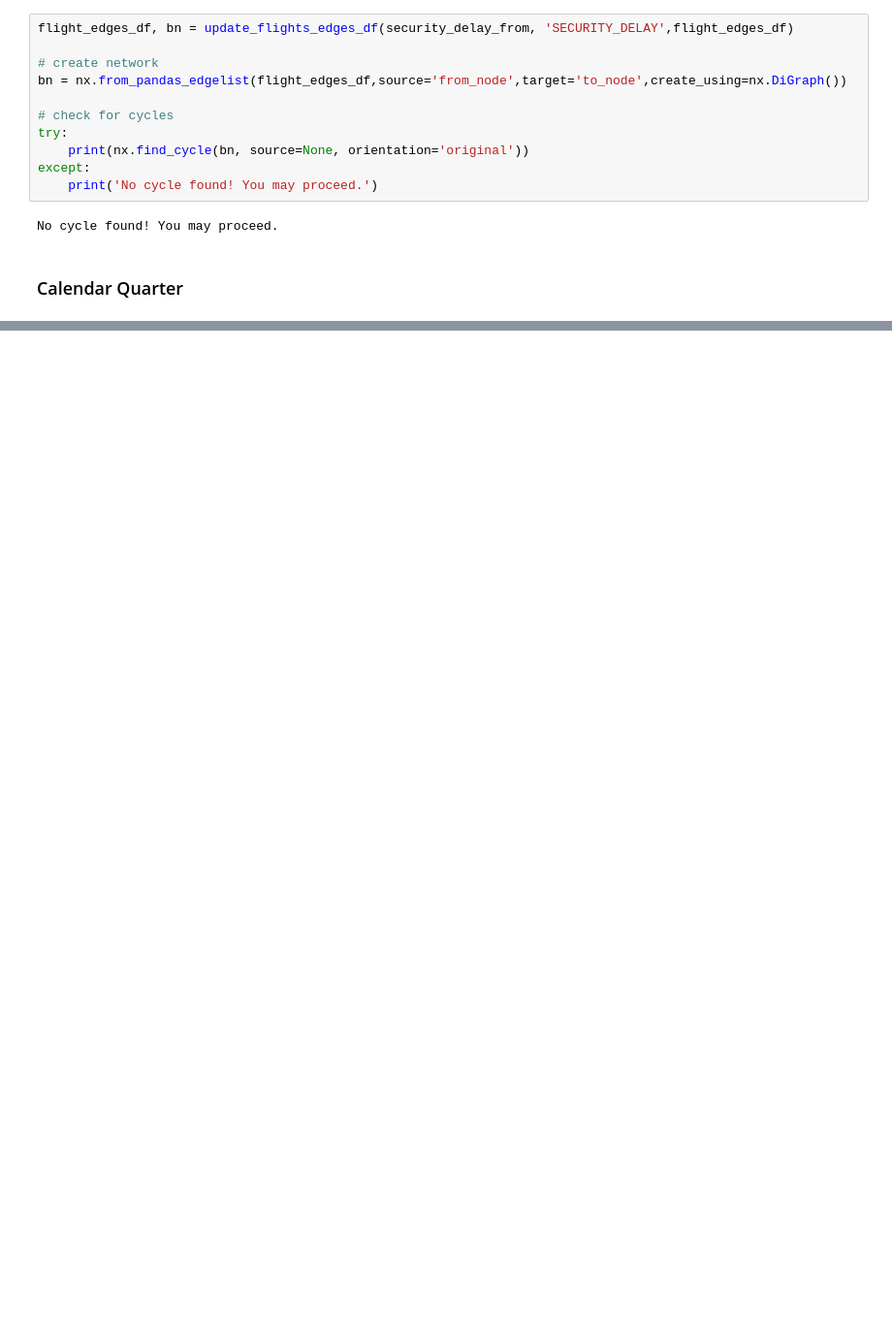
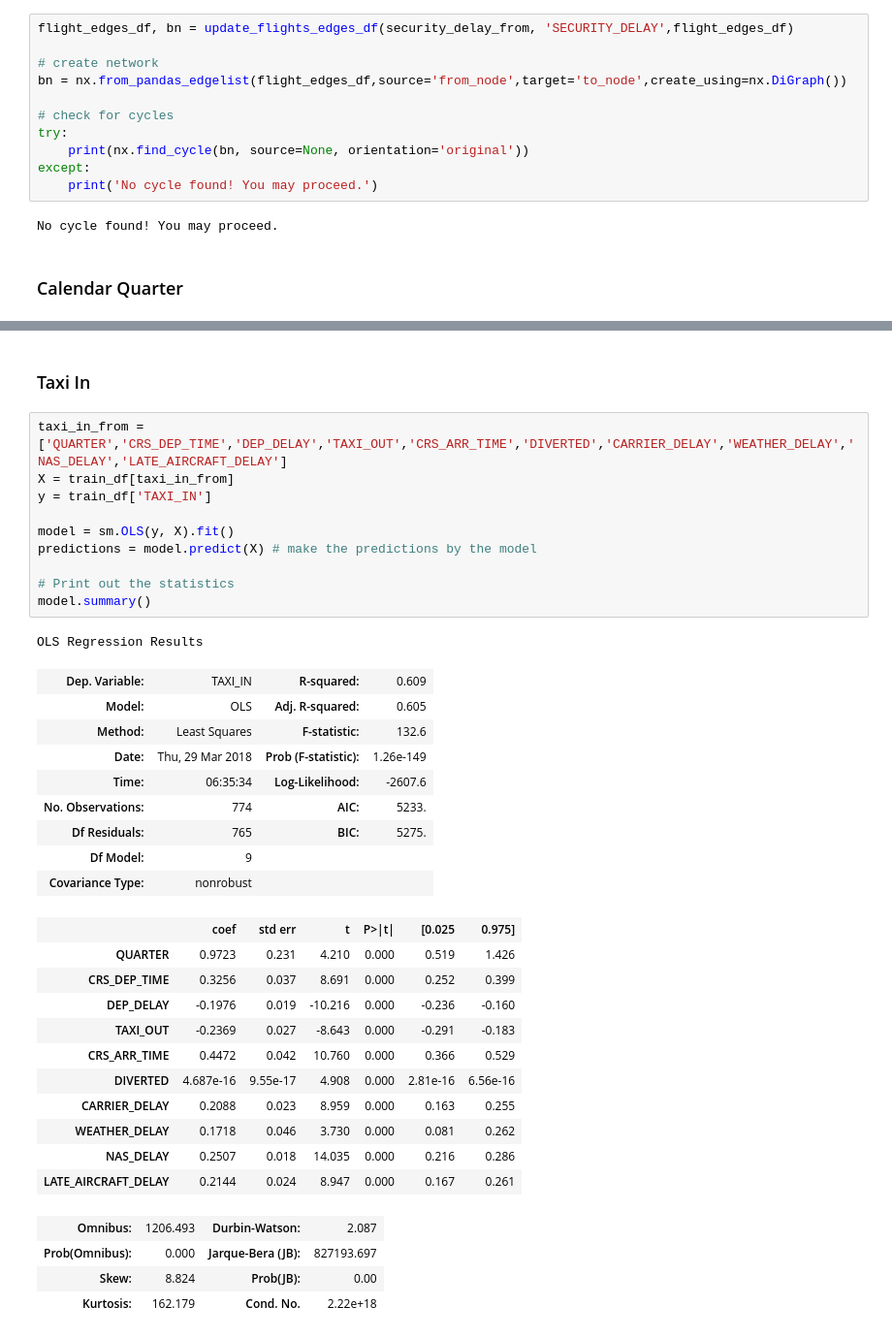
Before and after one commit to dy-choi/Flight-Delay-Analysis, a Jupyter notebook: FlightDelay.ipynb, the cells around one changed output, grey strips where cells are left out. Shown at 97% size. Cells and saved outputs as stored; diff of their text form; blank space fills up the shorter version.

```diff
--- a/FlightDelay.ipynb
+++ b/FlightDelay.ipynb
@@ -600,0 +802,38 @@ No cycle found! You may proceed.
+# %% [markdown]
+### Taxi In
+# %%
+taxi_in_from = ['QUARTER','CRS_DEP_TIME','DEP_DELAY','TAXI_OUT','CRS_ARR_TIME','DIVERTED','CARRIER_DELAY','WEATHER_DELAY','NAS_DELAY','LATE_AIRCRAFT_DELAY']
+X = train_df[taxi_in_from]
+y = train_df['TAXI_IN']
+
+model = sm.OLS(y, X).fit()
+predictions = model.predict(X) # make the predictions by the model
+
+# Print out the statistics
+model.summary()
+# %% [output]
+OLS Regression Results
+| Dep. Variable: | TAXI_IN | R-squared: | 0.609 |
+| Model: | OLS | Adj. R-squared: | 0.605 |
+| Method: | Least Squares | F-statistic: | 132.6 |
+| Date: | Thu, 29 Mar 2018 | Prob (F-statistic): | 1.26e-149 |
+| Time: | 06:35:34 | Log-Likelihood: | -2607.6 |
+| No. Observations: | 774 | AIC: | 5233. |
+| Df Residuals: | 765 | BIC: | 5275. |
+| Df Model: | 9 |  |  |
+| Covariance Type: | nonrobust |  |  |
+|  | coef | std err | t | P>|t| | [0.025 | 0.975] |
+| QUARTER | 0.9723 | 0.231 | 4.210 | 0.000 | 0.519 | 1.426 |
+| CRS_DEP_TIME | 0.3256 | 0.037 | 8.691 | 0.000 | 0.252 | 0.399 |
+| DEP_DELAY | -0.1976 | 0.019 | -10.216 | 0.000 | -0.236 | -0.160 |
+| TAXI_OUT | -0.2369 | 0.027 | -8.643 | 0.000 | -0.291 | -0.183 |
+| CRS_ARR_TIME | 0.4472 | 0.042 | 10.760 | 0.000 | 0.366 | 0.529 |
+| DIVERTED | 4.687e-16 | 9.55e-17 | 4.908 | 0.000 | 2.81e-16 | 6.56e-16 |
+| CARRIER_DELAY | 0.2088 | 0.023 | 8.959 | 0.000 | 0.163 | 0.255 |
+| WEATHER_DELAY | 0.1718 | 0.046 | 3.730 | 0.000 | 0.081 | 0.262 |
+| NAS_DELAY | 0.2507 | 0.018 | 14.035 | 0.000 | 0.216 | 0.286 |
+| LATE_AIRCRAFT_DELAY | 0.2144 | 0.024 | 8.947 | 0.000 | 0.167 | 0.261 |
+| Omnibus: | 1206.493 | Durbin-Watson: | 2.087 |
+| Prob(Omnibus): | 0.000 | Jarque-Bera (JB): | 827193.697 |
+| Skew: | 8.824 | Prob(JB): | 0.00 |
+| Kurtosis: | 162.179 | Cond. No. | 2.22e+18 |
```
Also changed, not shown: parts of 52 cells of this notebook, 1 other file.
